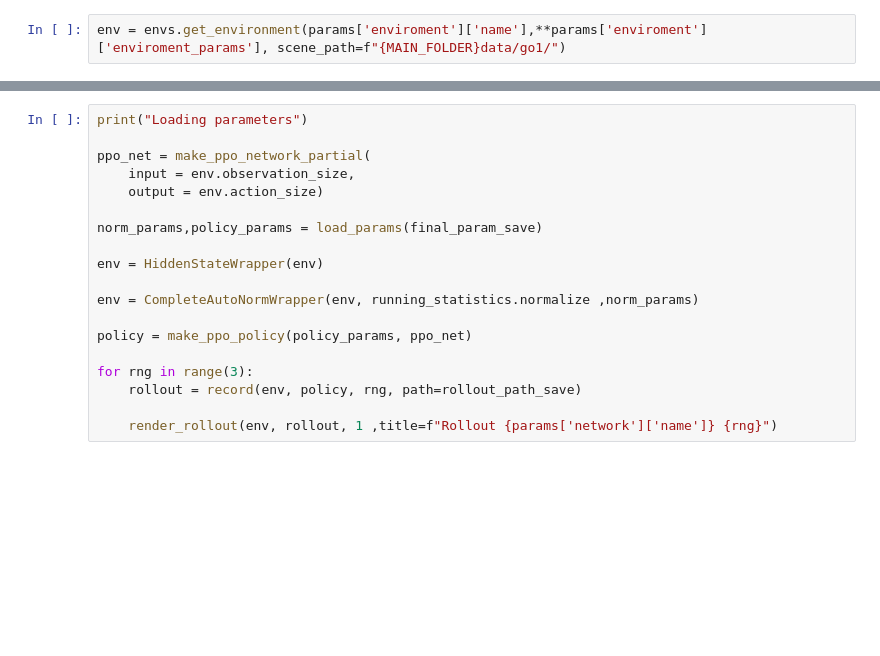
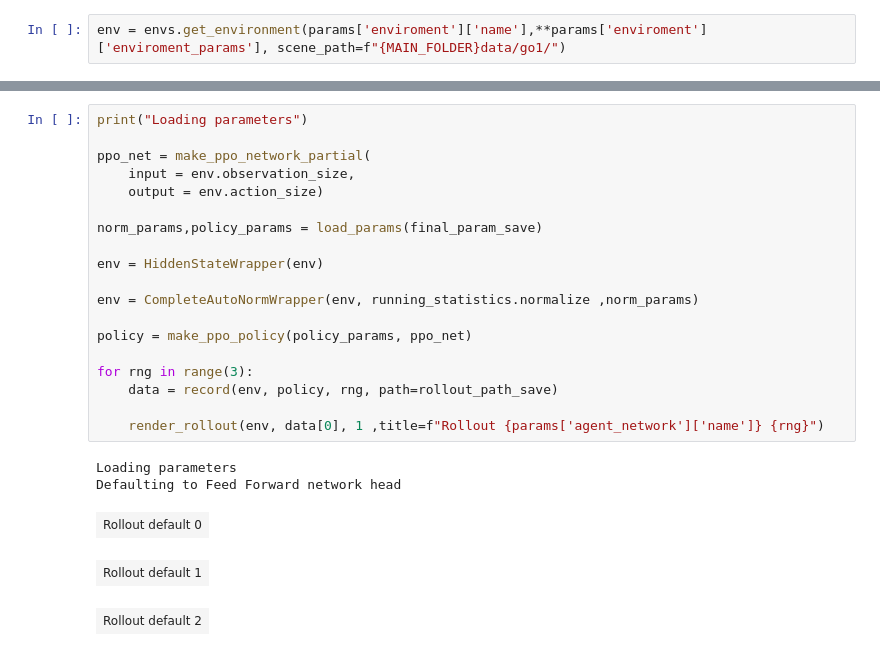
Before and after one commit to some45bucks/legged_DP_learning, a Jupyter notebook: src/main.ipynb, the cells around one changed output, grey strips where cells are left out. Drawn from its saved outputs; the diff is of its cells as text; blank space fills up the shorter version.

```diff
--- a/src/main.ipynb
+++ b/src/main.ipynb
@@ -72,19 +74,25 @@ else:
 # %%
 print("Loading parameters")
 
 ppo_net = make_ppo_network_partial(
     input = env.observation_size,
     output = env.action_size)
 
 norm_params,policy_params = load_params(final_param_save)
 
 env = HiddenStateWrapper(env)
 
 env = CompleteAutoNormWrapper(env, running_statistics.normalize ,norm_params)
 
 policy = make_ppo_policy(policy_params, ppo_net)
 
 for rng in range(3):
-    rollout = record(env, policy, rng, path=rollout_path_save)
+    data = record(env, policy, rng, path=rollout_path_save)
 
-    render_rollout(env, rollout, 1 ,title=f"Rollout {params['network']['name']} {rng}")
+    render_rollout(env, data[0], 1 ,title=f"Rollout {params['agent_network']['name']} {rng}")
+# %% [output]
+Loading parameters
+Defaulting to Feed Forward network head
+| Rollout default 0 |
+| Rollout default 1 |
+| Rollout default 2 |
```
Also changed, not shown: parts of 4 cells of this notebook, 9 other files.
